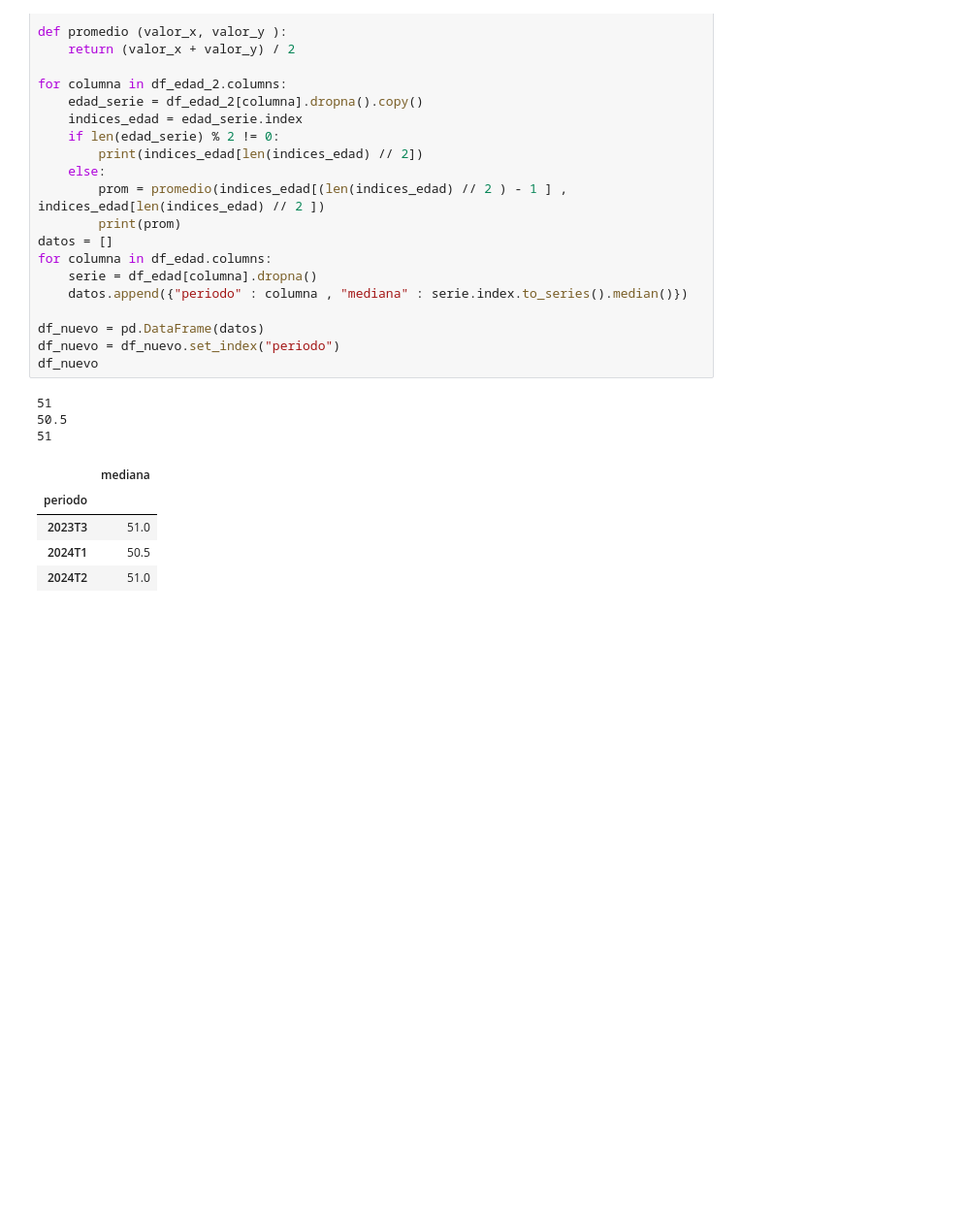
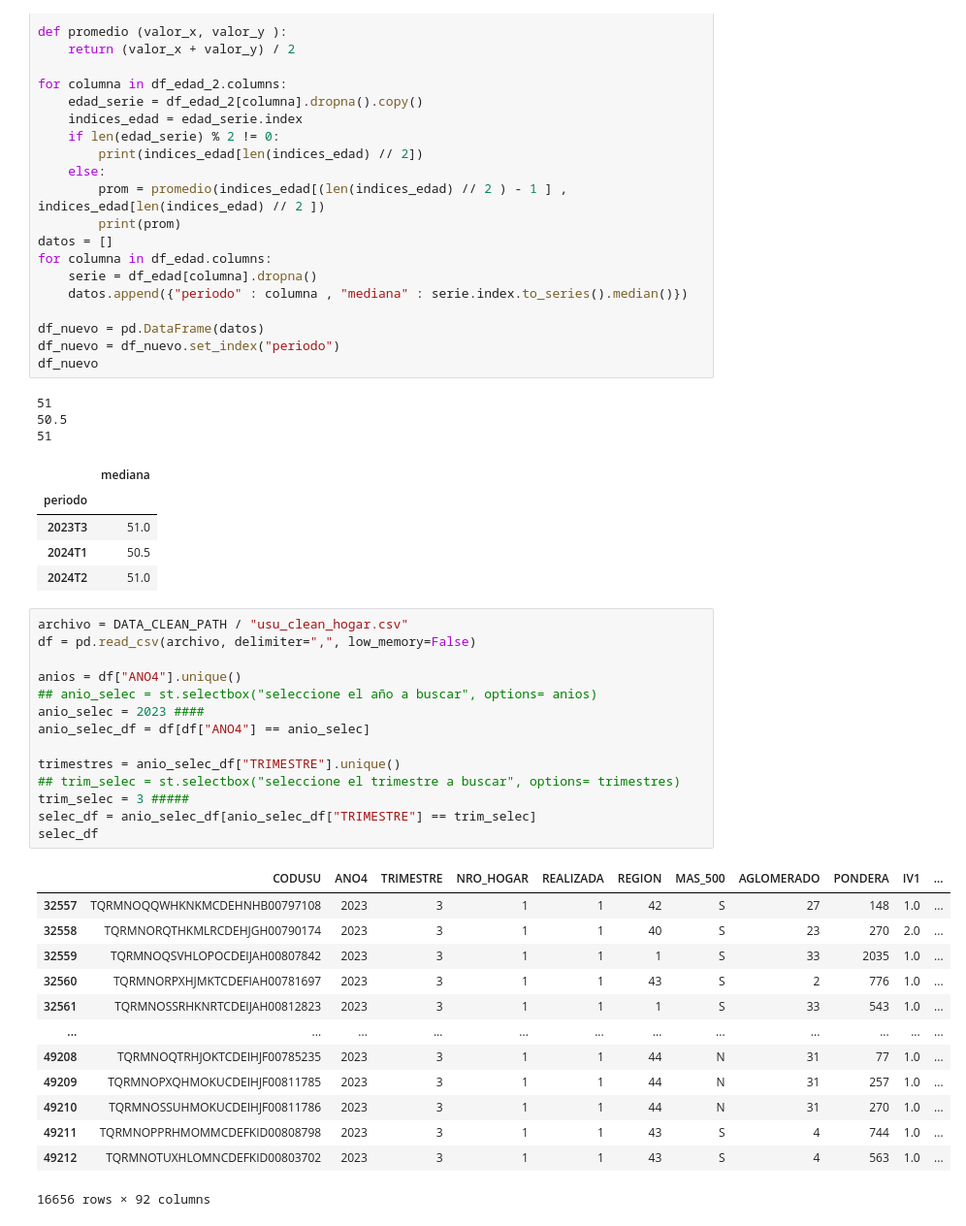
Before and after one commit to noguesan/TP_Integrado_lenguajes, a Jupyter notebook: src/st_test.ipynb, the cells around one changed output. Shown: that part at 97% size. Cells and saved outputs as stored; diff of their text form; blank space fills up the shorter version.

```diff
--- a/src/caracteristicas_demograficas_test.ipynb
+++ b/src/st_test.ipynb
@@ -263,3 +264,31 @@ df_nuevo
 | 2023T3 | 51.0 |
 | 2024T1 | 50.5 |
 | 2024T2 | 51.0 |
+# %%
+archivo = DATA_CLEAN_PATH / "usu_clean_hogar.csv"
+df = pd.read_csv(archivo, delimiter=",", low_memory=False)
+
+anios = df["ANO4"].unique()
+## anio_selec = st.selectbox("seleccione el año a buscar", options= anios)
+anio_selec = 2023 ####
+anio_selec_df = df[df["ANO4"] == anio_selec]
+
+trimestres = anio_selec_df["TRIMESTRE"].unique()
+## trim_selec = st.selectbox("seleccione el trimestre a buscar", options= trimestres)
+trim_selec = 3 #####
+selec_df = anio_selec_df[anio_selec_df["TRIMESTRE"] == trim_selec]
+selec_df
+# %% [output]
+|  | CODUSU | ANO4 | TRIMESTRE | NRO_HOGAR | REALIZADA | REGION | MAS_500 | AGLOMERADO | PONDERA | IV1 | ... |
+| 32557 | TQRMNOQQWHKNKMCDEHNHB00797108 | 2023 | 3 | 1 | 1 | 42 | S | 27 | 148 | 1.0 | ... |
+| 32558 | TQRMNORQTHKMLRCDEHJGH00790174 | 2023 | 3 | 1 | 1 | 40 | S | 23 | 270 | 2.0 | ... |
+| 32559 | TQRMNOQSVHLOPOCDEIJAH00807842 | 2023 | 3 | 1 | 1 | 1 | S | 33 | 2035 | 1.0 | ... |
+| 32560 | TQRMNORPXHJMKTCDEFIAH00781697 | 2023 | 3 | 1 | 1 | 43 | S | 2 | 776 | 1.0 | ... |
+| 32561 | TQRMNOSSRHKNRTCDEIJAH00812823 | 2023 | 3 | 1 | 1 | 1 | S | 33 | 543 | 1.0 | ... |
+| ... | ... | ... | ... | ... | ... | ... | ... | ... | ... | ... | ... |
+| 49208 | TQRMNOQTRHJOKTCDEIHJF00785235 | 2023 | 3 | 1 | 1 | 44 | N | 31 | 77 | 1.0 | ... |
+| 49209 | TQRMNOPXQHMOKUCDEIHJF00811785 | 2023 | 3 | 1 | 1 | 44 | N | 31 | 257 | 1.0 | ... |
+| 49210 | TQRMNOSSUHMOKUCDEIHJF00811786 | 2023 | 3 | 1 | 1 | 44 | N | 31 | 270 | 1.0 | ... |
+| 49211 | TQRMNOPPRHMOMMCDEFKID00808798 | 2023 | 3 | 1 | 1 | 43 | S | 4 | 744 | 1.0 | ... |
+| 49212 | TQRMNOTUXHLOMNCDEFKID00803702 | 2023 | 3 | 1 | 1 | 43 | S | 4 | 563 | 1.0 | ... |
+16656 rows × 92 columns
```
Also changed, not shown: parts of 3 cells of this notebook, 10 other files.
